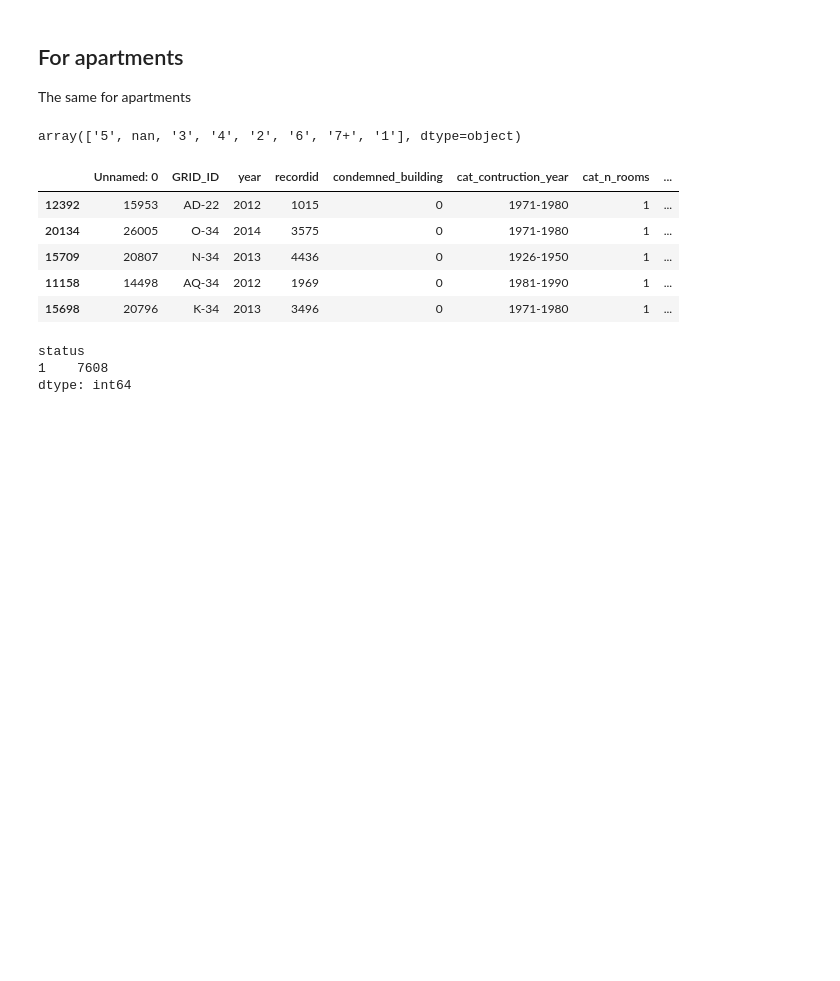
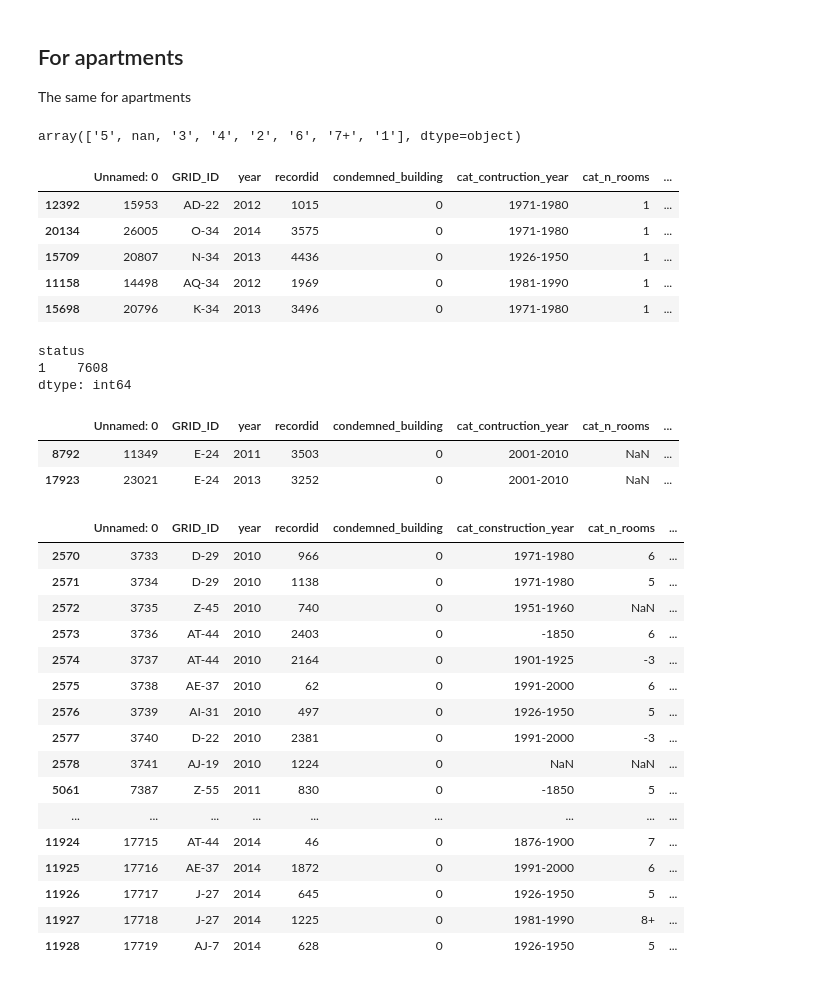
Before and after one commit to jimKir/twist2018, a Jupyter notebook: Data exploration.ipynb, the cells around one changed output. Drawn from its saved outputs; the diff is of its cells as text; code cells hidden in the pictures; blank space fills up the shorter version.

```diff
--- a/Data exploration.ipynb
+++ b/Data exploration.ipynb
@@ -91,3 +135,29 @@ apartment_transactions.dropna().groupby(["status"]).size()
 status
 1    7608
 dtype: int64
+# %%
+apartment_transactions[apartment_transactions['status']==2]
+# %% [output]
+|  | Unnamed: 0 | GRID_ID | year | recordid | condemned_building | cat_contruction_year | cat_n_rooms | ... |
+| 8792 | 11349 | E-24 | 2011 | 3503 | 0 | 2001-2010 | NaN | ... |
+| 17923 | 23021 | E-24 | 2013 | 3252 | 0 | 2001-2010 | NaN | ... |
+# %%
+single_familiy_home_transactions[single_familiy_home_transactions['status']==2]
+# %% [output]
+|  | Unnamed: 0 | GRID_ID | year | recordid | condemned_building | cat_construction_year | cat_n_rooms | ... |
+| 2570 | 3733 | D-29 | 2010 | 966 | 0 | 1971-1980 | 6 | ... |
+| 2571 | 3734 | D-29 | 2010 | 1138 | 0 | 1971-1980 | 5 | ... |
+| 2572 | 3735 | Z-45 | 2010 | 740 | 0 | 1951-1960 | NaN | ... |
+| 2573 | 3736 | AT-44 | 2010 | 2403 | 0 | -1850 | 6 | ... |
+| 2574 | 3737 | AT-44 | 2010 | 2164 | 0 | 1901-1925 | -3 | ... |
+| 2575 | 3738 | AE-37 | 2010 | 62 | 0 | 1991-2000 | 6 | ... |
+| 2576 | 3739 | AI-31 | 2010 | 497 | 0 | 1926-1950 | 5 | ... |
+| 2577 | 3740 | D-22 | 2010 | 2381 | 0 | 1991-2000 | -3 | ... |
+| 2578 | 3741 | AJ-19 | 2010 | 1224 | 0 | NaN | NaN | ... |
+| 5061 | 7387 | Z-55 | 2011 | 830 | 0 | -1850 | 5 | ... |
+| ... | ... | ... | ... | ... | ... | ... | ... | ... |
+| 11924 | 17715 | AT-44 | 2014 | 46 | 0 | 1876-1900 | 7 | ... |
+| 11925 | 17716 | AE-37 | 2014 | 1872 | 0 | 1991-2000 | 6 | ... |
+| 11926 | 17717 | J-27 | 2014 | 645 | 0 | 1926-1950 | 5 | ... |
+| 11927 | 17718 | J-27 | 2014 | 1225 | 0 | 1981-1990 | 8+ | ... |
+| 11928 | 17719 | AJ-7 | 2014 | 628 | 0 | 1926-1950 | 5 | ... |
```
Also changed, not shown: parts of 9 cells of this notebook, 3 other files.
